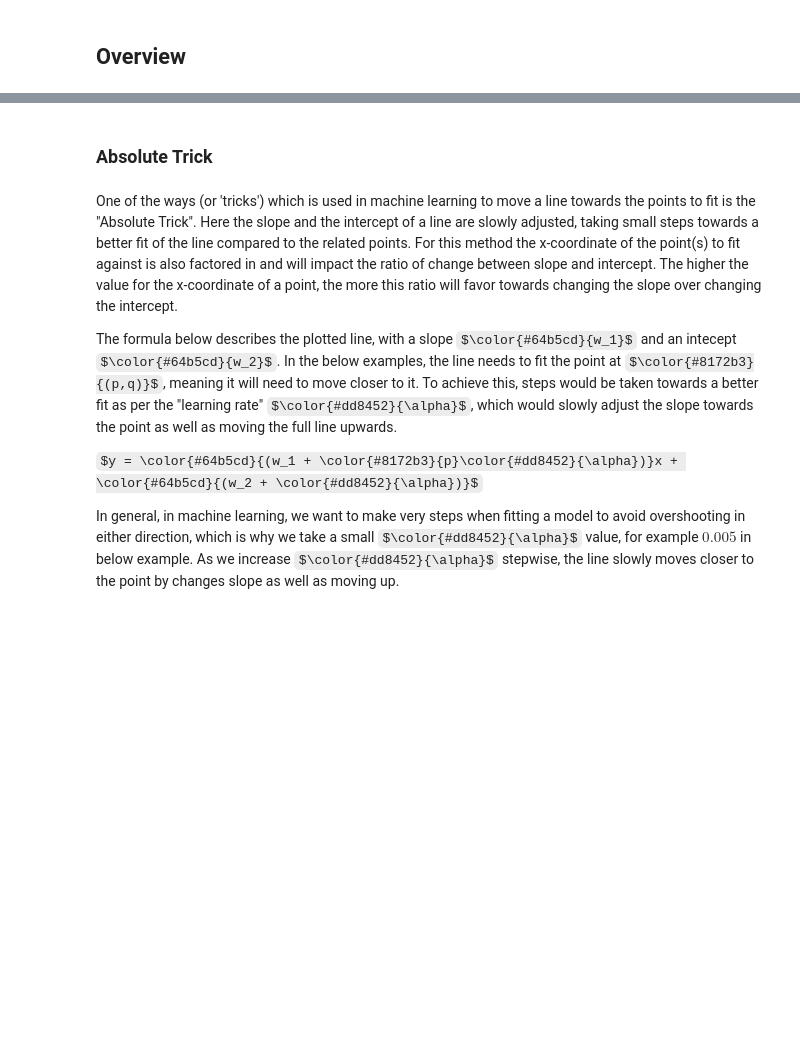
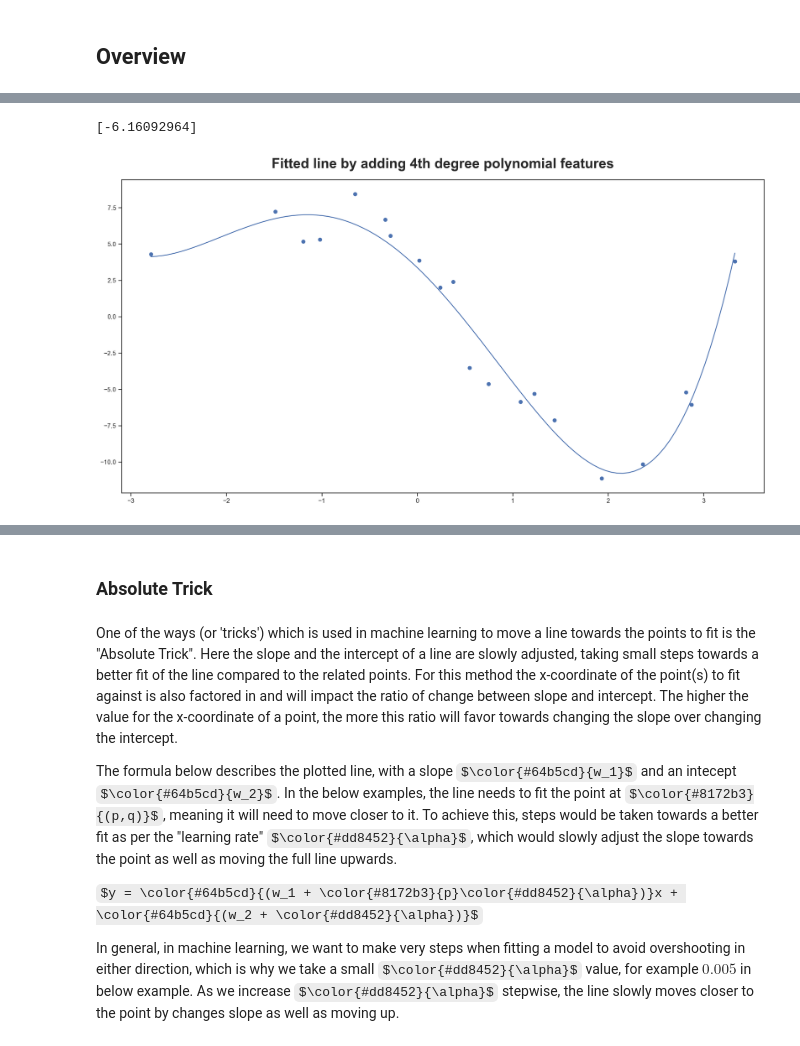
Before and after one commit to pruned-io/wiki, a Jupyter notebook: machine-learning/supervised-learning/linear-regression.ipynb, the cells around one changed output, grey strips where cells are left out. Drawn from its saved outputs; the diff is of its cells as text; code cells hidden in the pictures; some formulas as TeX source; blank space fills up the shorter version.

```diff
--- a/machine-learning/supervised-learning/linear-regression.ipynb
+++ b/machine-learning/supervised-learning/linear-regression.ipynb
@@ -56,0 +279,11 @@ color_aqua: #64b5cd
+# %%
+# Imports and data import
+import pandas as pd
+import numpy as np
+import matplotlib.pyplot as plt
+from sklearn.linear_model import LinearRegression
+from sklearn.preprocessing import PolynomialFeatures
+
+# Load data
+train_data = pd.read_csv('data/polynomial_regression_data.csv')
+train_data.head()
@@ -56,0 +297,36 @@ color_aqua: #64b5cd
+# %%
+# Assign independent and dependent variables
+X = train_data['Var_X'].values.reshape(-1,1)  # reshape to -1 rows (e.g. any), 1 column
+y = train_data['Var_Y'].values
+
+# Create polynomial features
+poly_feat = PolynomialFeatures(4)  # Degree of 4 worked best as per above example
+X_poly = poly_feat.fit_transform(X)
+
+# Create and fit the polynomial regression model
+model = LinearRegression(fit_intercept=False)  # Polynomial Features already contain constant (0th degree)
+model.fit(X_poly, y)
+
+# Predict y for specific x value of 1.2 (adding poly features first)
+x_predict = poly_feat.fit_transform([[1.2]])  # [[]] to enter parameter as array of arrays (matrix)
+print(model.predict(x_predict))
+# %% [output]
+[-6.16092964]
+# %%
+# Create plot and title
+plt.figure(figsize=(20,10))
+plt.title('Fitted line by adding 4th degree polynomial features', fontsize=24, fontweight='bold', pad=20)
+
+# Render scatter plot for data points
+plt.scatter(X,y)
+
+# Generate 100 x-values between the min and the max value of x, to render a smooth line
+X_plot = np.linspace(X.min(), X.max(), 100).reshape(-1,1)  # reshape to -1 rows (e.g. any), 1 column
+
+# Create polynomial features for all generated x values
+X_plot_poly = poly_feat.fit_transform(X_plot)
+
+# Render line plot for fitted regression line
+plt.plot(X_plot, model.predict(X_plot_poly));
+# %% [output]
+[figure, added]
```
Also changed, not shown: parts of 53 cells of this notebook, 8 other files.
